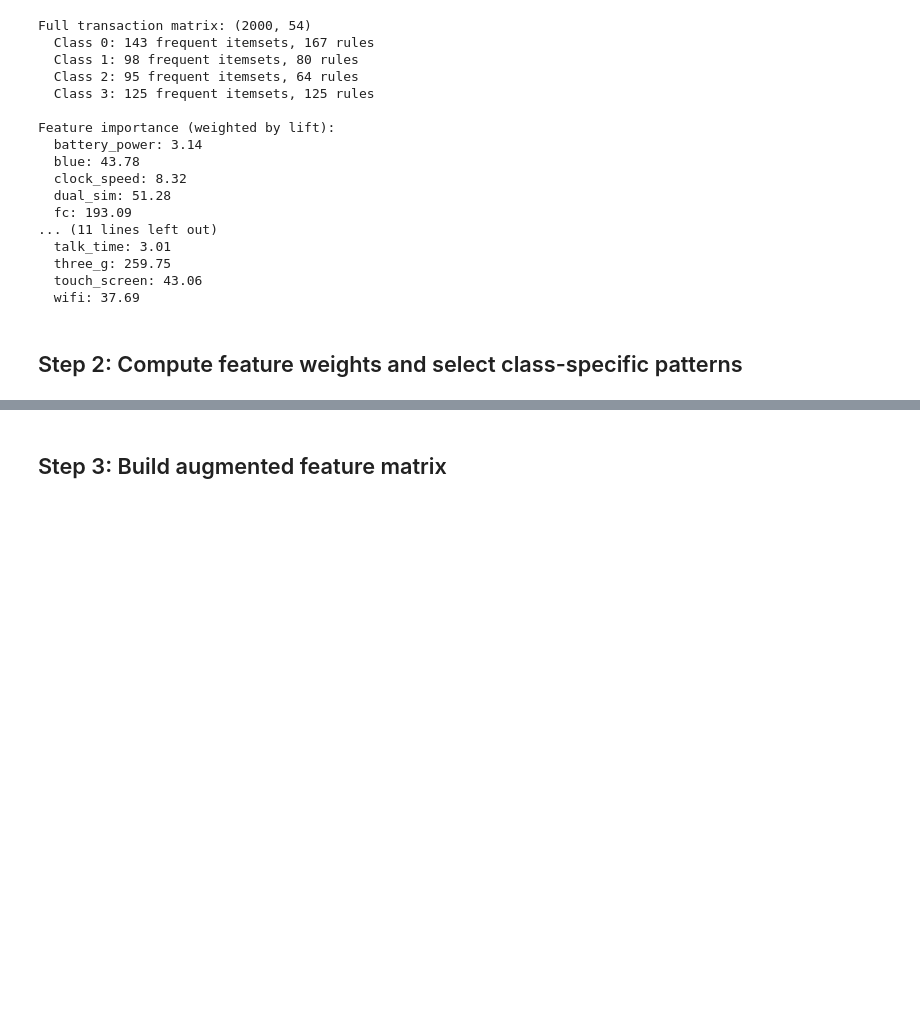
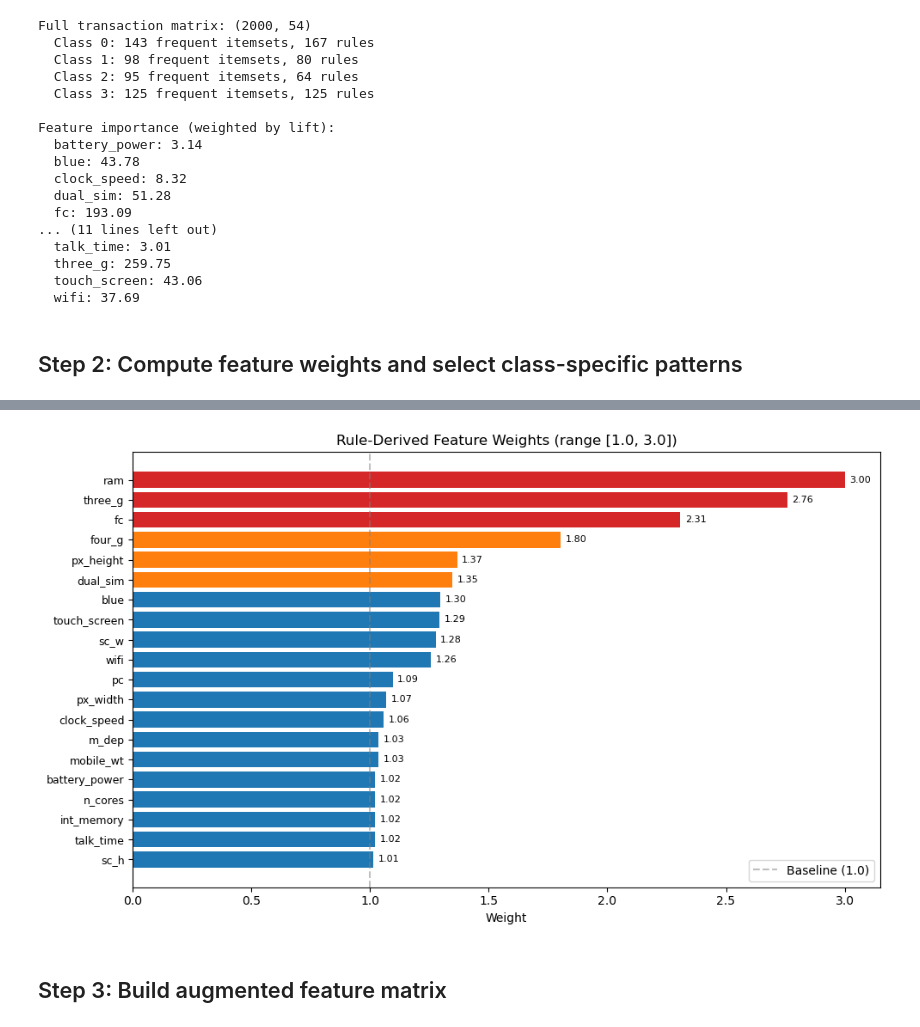
Before and after one commit to RaisoLiu/DM2026-Assignment-2, a Jupyter notebook: Q5_Enhanced_KMeans.ipynb, the cells around one changed output, grey strips where cells are left out. Drawn from its saved outputs; the diff is of its cells as text; code cells hidden in the pictures; blank space fills up the shorter version.

```diff
--- a/Q5_Enhanced_KMeans.ipynb
+++ b/Q5_Enhanced_KMeans.ipynb
@@ -253,4 +253,27 @@ Feature weights derived from association rules:
   Class 3: {'three_g_three_g_high', 'four_g_four_g_high'}
+# %%
+# Feature-weight bar chart (sorted by weight)
+sorted_idx = np.argsort(weights)[::-1]
+sorted_names = [feature_names[i] for i in sorted_idx]
+sorted_weights = weights[sorted_idx]
+
+fig, ax = plt.subplots(figsize=(10, 6))
+colors_feat = ['#d62728' if w > 2.0 else '#ff7f0e' if w > 1.3 else '#1f77b4' for w in sorted_weights]
+bars = ax.barh(range(len(sorted_names)), sorted_weights, color=colors_feat)
+ax.set_yticks(range(len(sorted_names)))
+ax.set_yticklabels(sorted_names, fontsize=9)
+ax.set_xlabel('Weight')
+ax.set_title('Rule-Derived Feature Weights (range [1.0, 3.0])')
+ax.invert_yaxis()
+ax.axvline(x=1.0, color='gray', linestyle='--', alpha=0.5, label='Baseline (1.0)')
+for i, v in enumerate(sorted_weights):
+    ax.text(v + 0.02, i, f'{v:.2f}', va='center', fontsize=8)
+ax.legend()
+plt.tight_layout()
+plt.savefig('report/figures/q5_feature_weights.png', dpi=150, bbox_inches='tight')
+plt.show()
+# %% [output]
+[figure, added]
 # %% [markdown]
 ## Step 3: Build augmented feature matrix
 # %%
```
Also changed, not shown: parts of 3 cells of this notebook, 14 other files.
